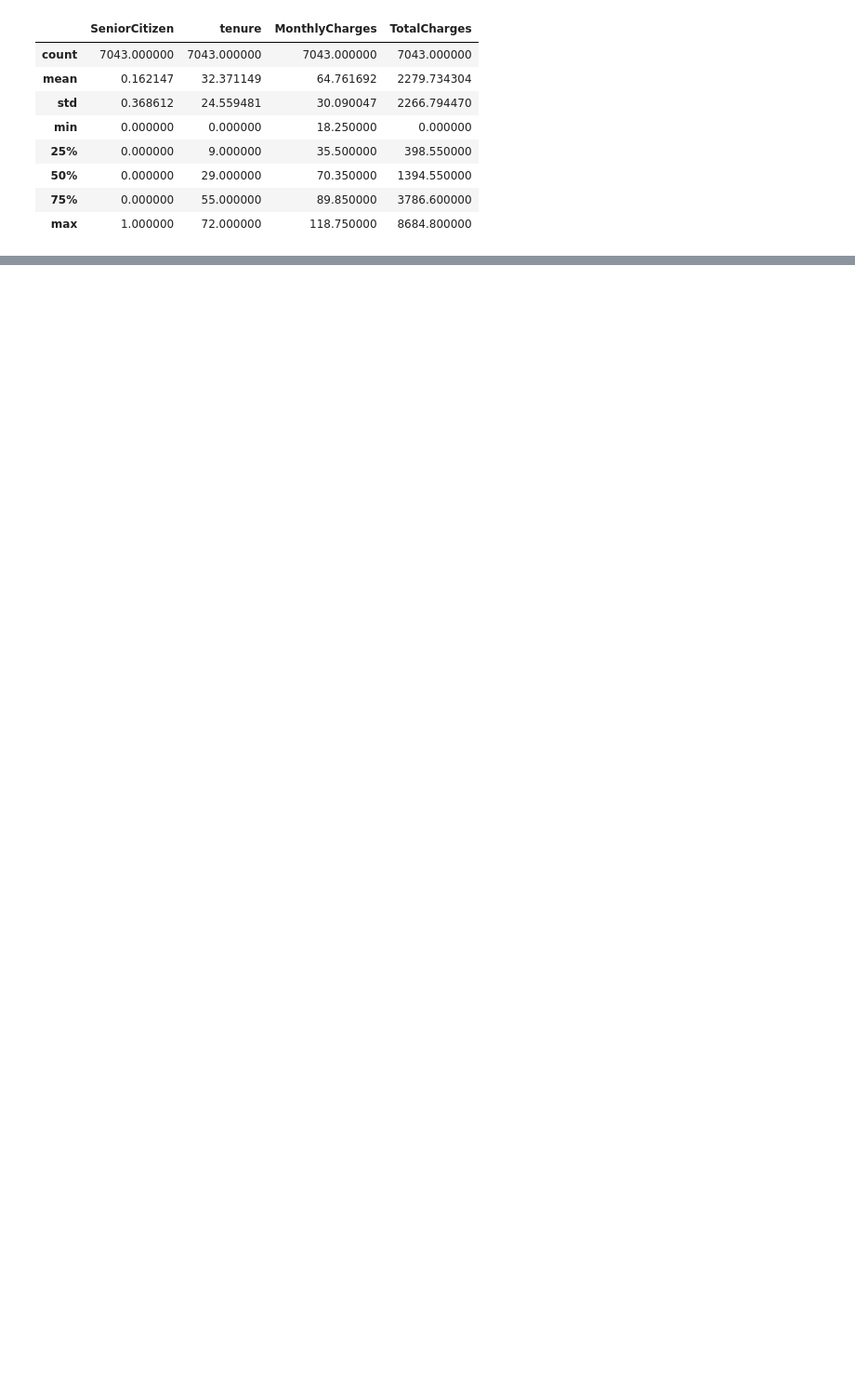
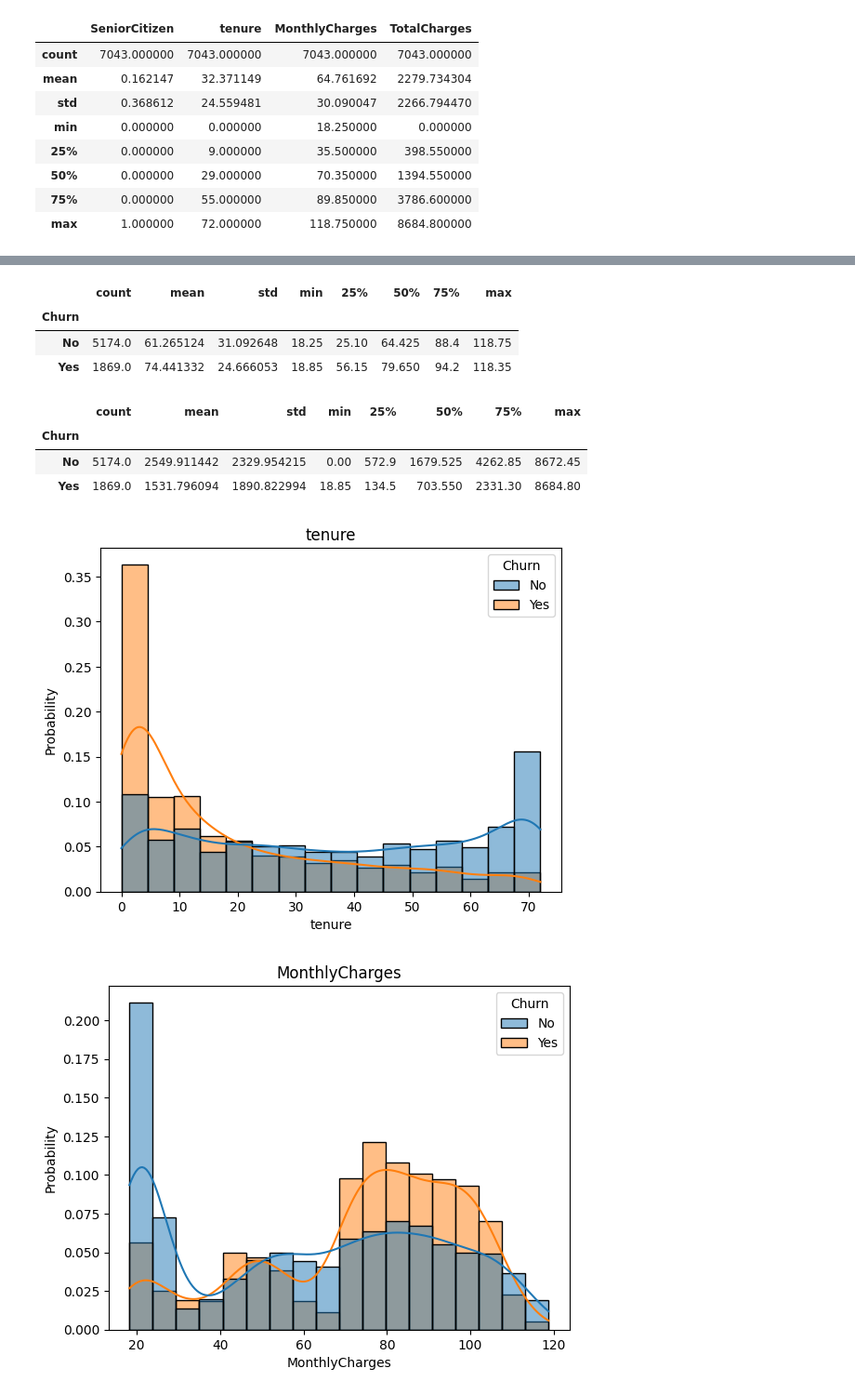
Before and after one commit to yagantiAshok/Churn_Customer_Prediction, a Jupyter notebook: notebook/fresh_eda.ipynb, the cells around one changed output, grey strips where cells are left out. Shown at 93% size. Cells and saved outputs as stored; diff of their text form; code cells hidden in the pictures; blank space fills up the shorter version.

```diff
--- a/notebook/fresh_eda.ipynb
+++ b/notebook/fresh_eda.ipynb
@@ -93,0 +136,26 @@ data.describe()
+# %%
+data.groupby("Churn")["MonthlyCharges"].describe()
+# %% [output]
+|  | count | mean | std | min | 25% | 50% | 75% | max |
+| Churn |  |  |  |  |  |  |  |  |
+| No | 5174.0 | 61.265124 | 31.092648 | 18.25 | 25.10 | 64.425 | 88.4 | 118.75 |
+| Yes | 1869.0 | 74.441332 | 24.666053 | 18.85 | 56.15 | 79.650 | 94.2 | 118.35 |
+# %%
+data.groupby("Churn")["TotalCharges"].describe()
+# %% [output]
+|  | count | mean | std | min | 25% | 50% | 75% | max |
+| Churn |  |  |  |  |  |  |  |  |
+| No | 5174.0 | 2549.911442 | 2329.954215 | 0.00 | 572.9 | 1679.525 | 4262.85 | 8672.45 |
+| Yes | 1869.0 | 1531.796094 | 1890.822994 | 18.85 | 134.5 | 703.550 | 2331.30 | 8684.80 |
+# %%
+# visualizations
+
+for col in numeric_columns:
+
+    sns.histplot(data=data,x=col,hue="Churn",kde=True,stat="probability",common_norm=False)
+
+    plt.title(col)
+    plt.show()
+# %% [output]
+[figure, added]
+[figure, added]
```
Also changed, not shown: parts of 10 cells of this notebook.
